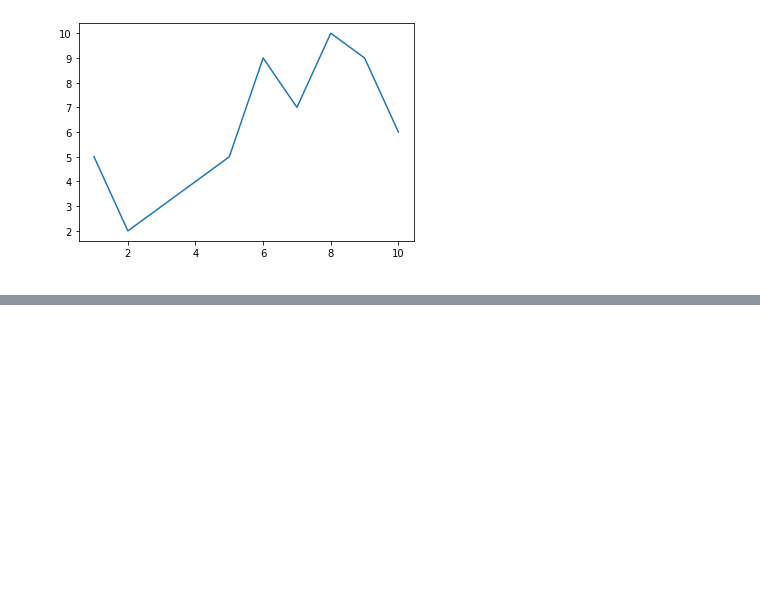
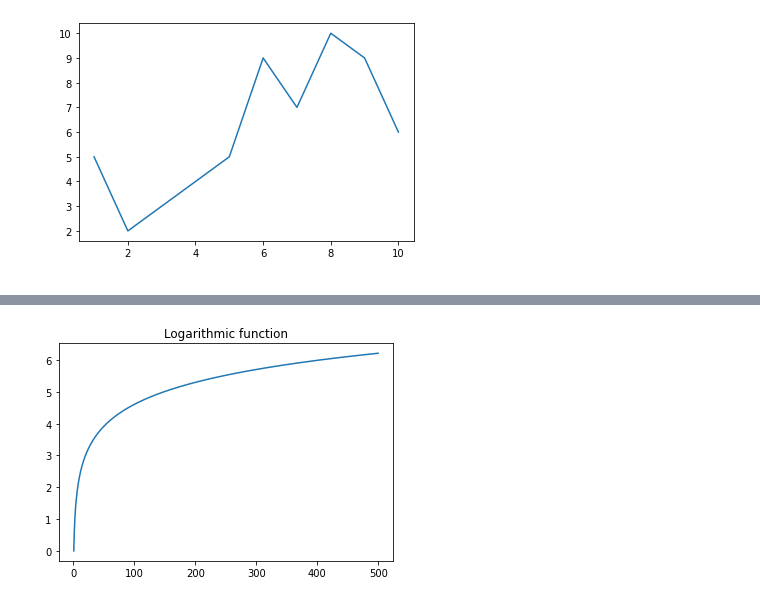
Before and after one commit to sudipnext/nextonPy, a Jupyter notebook: matplotlib.py/matplotlib.ipynb, the cells around one changed output, grey strips where cells are left out. Cells and saved outputs as stored; diff of their text form; code cells hidden in the pictures; blank space fills up the shorter version.

```diff
--- a/matplotlib.py/matplotlib.ipynb
+++ b/matplotlib.py/matplotlib.ipynb
@@ -32,0 +48,11 @@ plt.show()
+# %%
+#plotting a logarithmic function
+x=[]
+for k in np.arange(1, 500, 0.1):
+    x.append(k)
+y = np.log(x)
+plt.plot(x, y)
+plt.title("Logarithmic function")
+plt.show()
+# %% [output]
+[figure, added]
```
Also changed, not shown: parts of 4 cells of this notebook.
